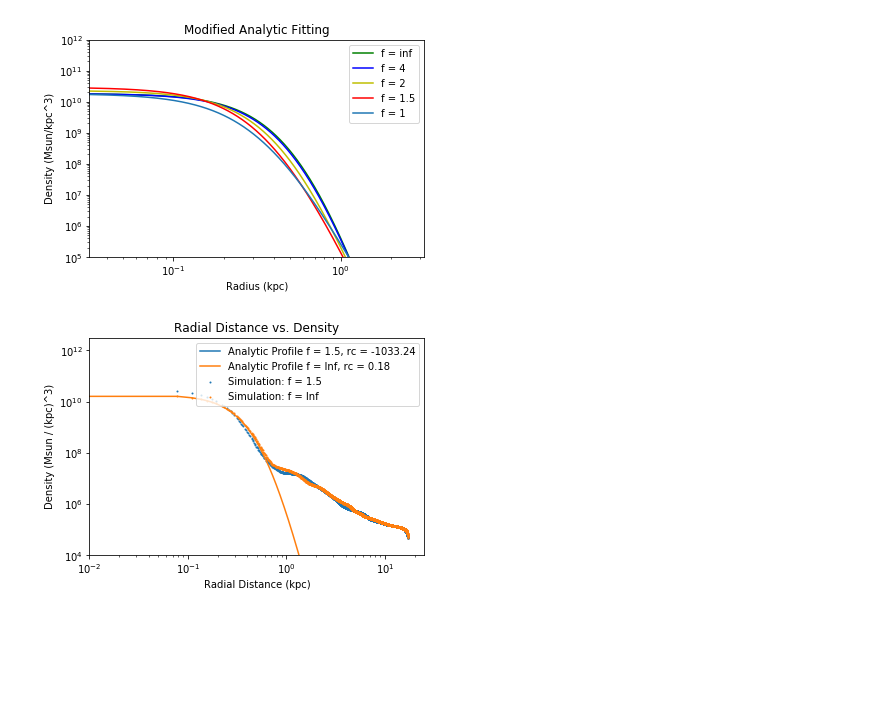
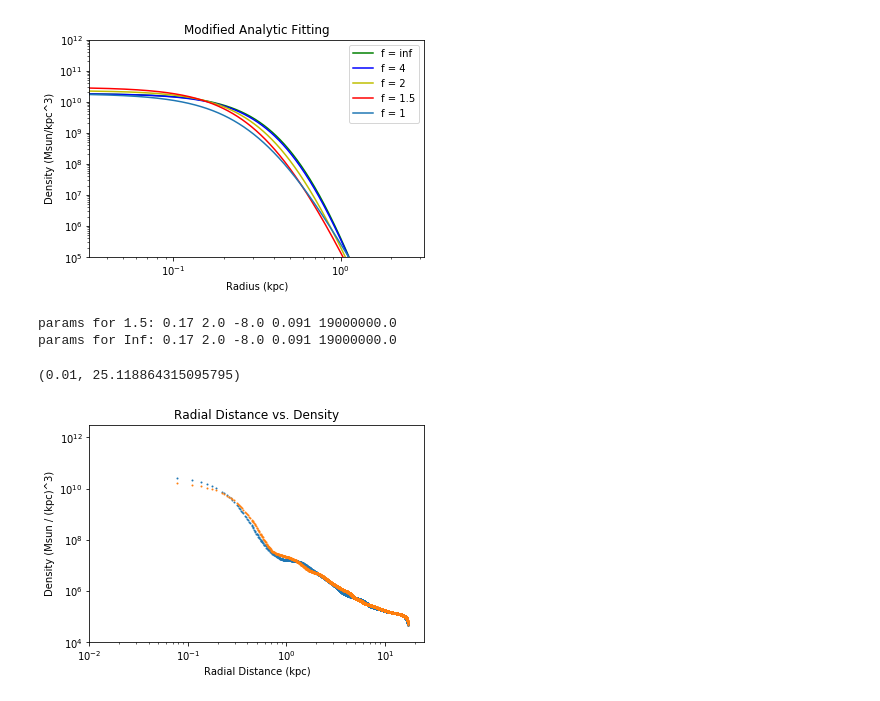
Before and after one commit to mnotis/FDM2020, a Jupyter notebook: Function Fitting 2.0.ipynb, the cells around one changed output. Drawn from its saved outputs; the diff is of its cells as text; code cells hidden in the pictures; blank space fills up the shorter version.

```diff
--- a/Function Fitting 2.0.ipynb
+++ b/Function Fitting 2.0.ipynb
@@ -120,10 +119,19 @@ plt.legend(['f = inf', 'f = 4', 'f = 2', 'f = 1.5', 'f = 1'])
 # %%
 #X2 function
 
-def X2_fun(rc, f, dist, dens, dist_lim):
+def X2_fun(x, f , dist, dens, dist_lim):
+    #args[0] = f
+    #args[1] = dist
+    #args[2] = dens
+    #args[3] = dist_lim
+    rc = x[0]
+    exp_inner = x[1]
+    exp_outer = x[2]
+    rho_prefactor = x[3]
+    inner_prefactor = x[4]
     r = dist_cutoff(dist, dist_lim)
     densities = dens_cutoff(dens, len(r))
-    X2 = (((an_prof(r, rc, f)) - densities)**2)
+    X2 = (((an_prof(r, rho_prefactor, inner_prefactor, exp_inner, exp_outer, rc, f)) - densities)**2)
     indices = [0, len(X2)-1]
     return X2[indices].sum()
 # %%
@@ -135,7 +143,8 @@ def fit_profile(f, dist, dens, dist_lim):
     dist1 = np.sort(dist)
     dens1 = (-1)*(np.sort(dens*(-1)))
     params = (f, dist1, dens1, dist_lim)
-    x0 = np.asarray(1)
+    p = (0.17, 2, -8, 0.091, 1.9e7)
+    x0 = np.asarray(p)
     result = minimize(X2_fun, x0, args = params)
     return result
 
@@ -150,42 +159,54 @@ hfInf = h5py.File(pathInf, 'r')
 
 dist15 = np.array(hf15['distances'])
 dens15 = np.array(hf15['densities'])
 
 #dist2 = np.array(hf2['distances'])
 #dens2 = np.array(hf2['densities'])
 
 distInf = np.array(hfInf['distances'])
 densInf = np.array(hfInf['densities'])
 
-test_result15 = fit_profile(1.5, dist15, dens15, 1)
+res15 = fit_profile(1.5, dist15, dens15, 1)
 #test_result2 = fit_profile(2, dist2, dens2, 1)
-test_resultInf = fit_profile(np.Inf, distInf, densInf, 1)
+resInf = fit_profile(np.Inf, distInf, densInf, 1)
 
 #testing
-rc15 = test_result15.x[0]
-#rc2 = test_result2.x[0]
-rcInf = test_resultInf.x[0]
+rc15 = res15.x[0]
+rcInf = resInf.x[0]
+exp_inner15 = res15.x[1]
+exp_innerInf = resInf.x[1]
+exp_outer15 = res15.x[2]
+exp_outerInf = resInf.x[2]
+rho_prefactor15 = res15.x[3]
+rho_prefactorInf = resInf.x[3]
+inner_prefactor15 = res15.x[4]
+inner_prefactorInf = resInf.x[4]
+
+print("params for 1.5: " + str(rc15) + " " + str(exp_inner15) + " " + str(exp_outer15) + " " + str(rho_prefactor15) + " " + str(inner_prefactor15))
+print("params for Inf: " + str(rcInf) + " " + str(exp_innerInf) + " " + str(exp_outerInf) + " " + str(rho_prefactorInf) + " " + str(inner_prefactorInf))
 
 dist_lim = 0.65
 
 plt.scatter(dist15, dens15, s = 1)
 #plt.scatter(dist2, dens2, s = 1)
 plt.scatter(distInf, densInf, s = 1)
-
-plt.plot(r, an_prof(r, rc15, 1.5))
+plt.plot(dist15, an_prof(dist15, rho_prefactor15, inner_prefactor15, exp_inner15, exp_outer15, rc15, 1.5))
 #plt.plot(r, an_prof(r, rc15, 2))
-plt.plot(r, an_prof(r, rcInf, np.Inf))
+plt.plot(dist15, an_prof(distInf, rho_prefactorInf, inner_prefactorInf, exp_innerInf, exp_outerInf, rcInf, np.Inf))
 
 plt.xscale('log')
 plt.yscale('log')
 plt.xlabel('Radial Distance (kpc)')
 plt.ylabel('Density (Msun / (kpc)^3)')
 plt.title('Radial Distance vs. Density')
 plt.ylim(10**4, 10**(12.5))
 plt.xlim(10**(-2), 10**(1.4))
-textstr = 'rc = ' + "%.2f" % rc
-plt.legend(['Analytic Profile f = 1.5, rc = ' + "%.2f" % rc15, 'Analytic Profile f = Inf, rc = ' + "%.2f" % rcInf, 'Simulation: f = 1.5', 'Simulation: f = Inf'])
+#textstr = 'rc = ' + "%.2f" % rc
+#plt.legend(['Analytic Profile f = 1.5, rc = ' + "%.2f" % rc15, 'Analytic Profile f = Inf, rc = ' + "%.2f" % rcInf, 'Simulation: f = 1.5', 'Simulation: f = Inf'])
 #plt.legend(['Analytic Profile f = 1.5, rc = ' + "%.2f" % rc15, 'Analytic Profile f = 2, rc = ' + "%.2f" % rc2, 'Analytic Profile f = Inf, rc = ' + "%.2f" % rcInf, 'Simulation: f = 1.5', 'Simulation: f = 2', 'Simulation: f = Inf'])
-plt.savefig('/mnt/c/Users/Noah Notis/Dropbox/USRP2020_Noah/src/FDM2020/fit_test.png', dpi = 200)
+#plt.savefig('/mnt/c/Users/Noah Notis/Dropbox/USRP2020_Noah/src/FDM2020/fit_test.png', dpi = 200)
 # %% [output]
+params for 1.5: 0.17 2.0 -8.0 0.091 19000000.0
+params for Inf: 0.17 2.0 -8.0 0.091 19000000.0
+(0.01, 25.118864315095795)
-[figure, old version]
+[figure, new version]
```
Also changed, not shown: parts of 2 cells of this notebook, 1 other file.
